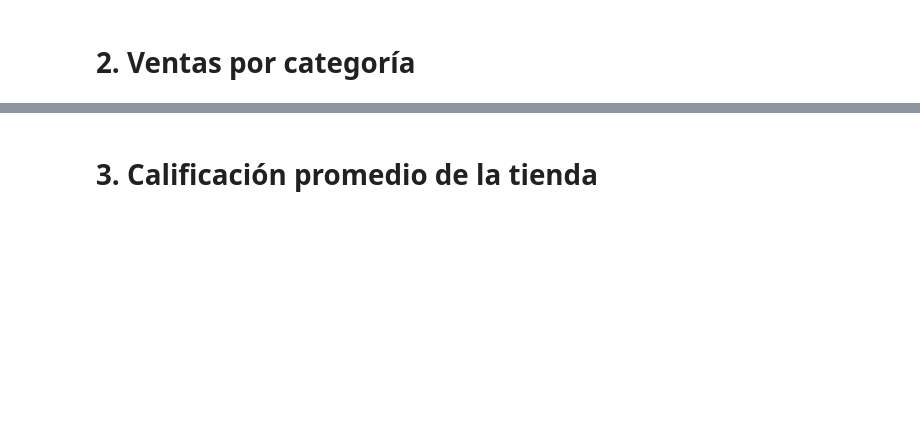
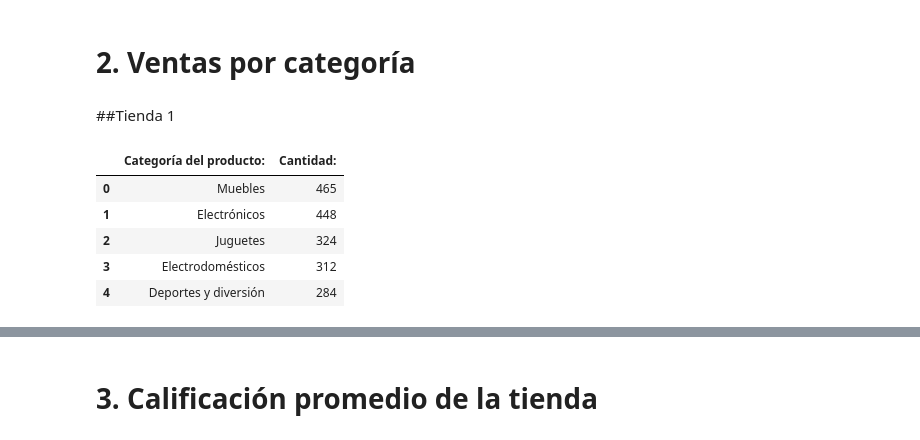
Before and after one commit to YeceniaQuijada25/Alura-store, a Jupyter notebook: AluraStoreLatam.ipynb, the cells around one changed output, grey strips where cells are left out. Cells and saved outputs as stored; diff of their text form; code cells hidden in the pictures; blank space fills up the shorter version.

```diff
--- a/AluraStoreLatam.ipynb
+++ b/AluraStoreLatam.ipynb
@@ -26,2 +53,20 @@ tienda.head()
 # %% [markdown]
 # 2. Ventas por categoría
+# %% [markdown]
+##Tienda 1
+# %%
+resultados=[]
+categoria_producto= tienda.groupby('Categoría del Producto').size().sort_values(ascending=False)
+for categoria,cantidad in categoria_producto.items():
+    resultados.append({'Categoría del producto: ': categoria,'Cantidad:':cantidad})
+
+df_resultados=pd.DataFrame(resultados)
+df_resultados.to_csv('Ventas por categoría tienda 1', index=False,sep=';')
+df_resultados.head()
+# %% [output]
+|  | Categoría del producto: | Cantidad: |
+| 0 | Muebles | 465 |
+| 1 | Electrónicos | 448 |
+| 2 | Juguetes | 324 |
+| 3 | Electrodomésticos | 312 |
+| 4 | Deportes y diversión | 284 |
```
Also changed, not shown: parts of 28 cells of this notebook.
